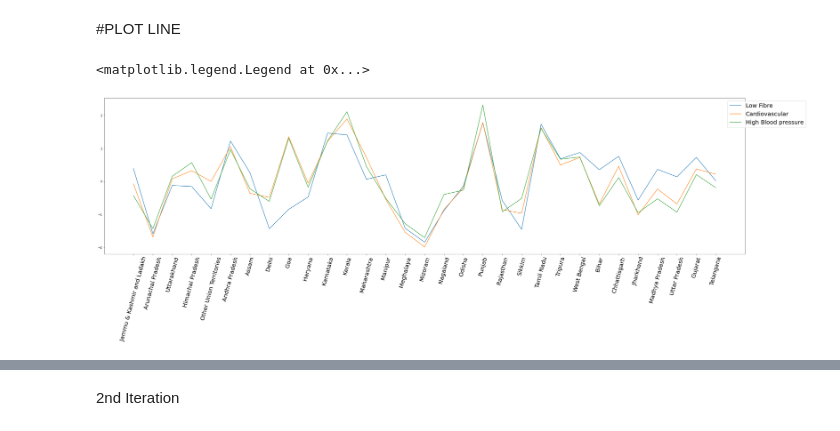
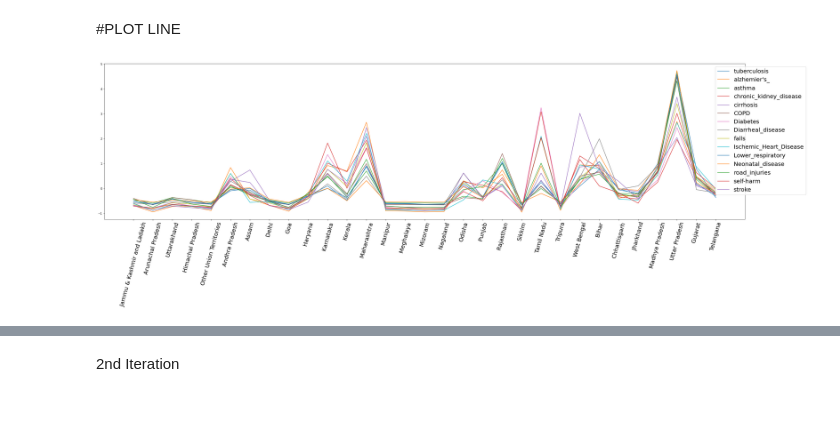
Before and after one commit to Amnx404/Health, a Jupyter notebook: MAP_GENERATOR.ipynb, the cells around one changed output, grey strips where cells are left out. Saved outputs shown, nothing was run; the diff lists cells and outputs as text; code cells hidden in the pictures.

```diff
--- a/MAP_GENERATOR.ipynb
+++ b/MAP_GENERATOR.ipynb
@@ -105,34 +106,23 @@ for f in CSV_FILES:
 # %% [markdown]
 #PLOT LINE
 # %%
-CSV_FILES = get_all_csv("testLine")
-csv_file = []
-for f in CSV_FILES:
-    csv_file.append(f)
-#print(csv_file)
+CSV_FILES = get_all_csv("disease_csv")
 f = plt.figure()
-#plt.autoscale()
 for i in range(len(csv_file)):
+    #reading csv
     x = pd.read_csv(csv_file[i-1])
     df = pd.DataFrame(x)
-    #print(df)
-    df['Value'].dropna()
-    #print(df)
+    #Calculating and Setting variance
     df['variance']=(df['Value']-df.mean()['Value'])/df.std()['Value']
-    #variance = df.var()['Value']
-    #Variance = df['Value'] - variance
-    '''df['Value']*'''
-    #df['variance'] = Variance
+    #finding file name
     splitf = csv_file[i-1].split(os.path.sep)
-
-    #plt.legend(splitf[-1].split('.')[0])
+    name_file = splitf[-1].split('.')[0]
+    #plotting variance vs State line graph
     plt.plot(df['Location'].tolist(), df['variance'].tolist(), label = splitf[-1].split('.')[0])
-    #art.Artist.set_label(csv_file)
-
     f.set_figwidth(40)
     f.set_figheight(10)
 plt.xticks(rotation = 75, fontsize = 20)
 plt.legend(loc='best', bbox_to_anchor=(.1, 0, 1, 1),fontsize = 20)
+plt.show()
 # %% [output]
-<matplotlib.legend.Legend at 0x...>
-[figure, old version]
+[figure, new version]
```
Also changed, not shown: parts of 9 cells of this notebook, 16 other files.
